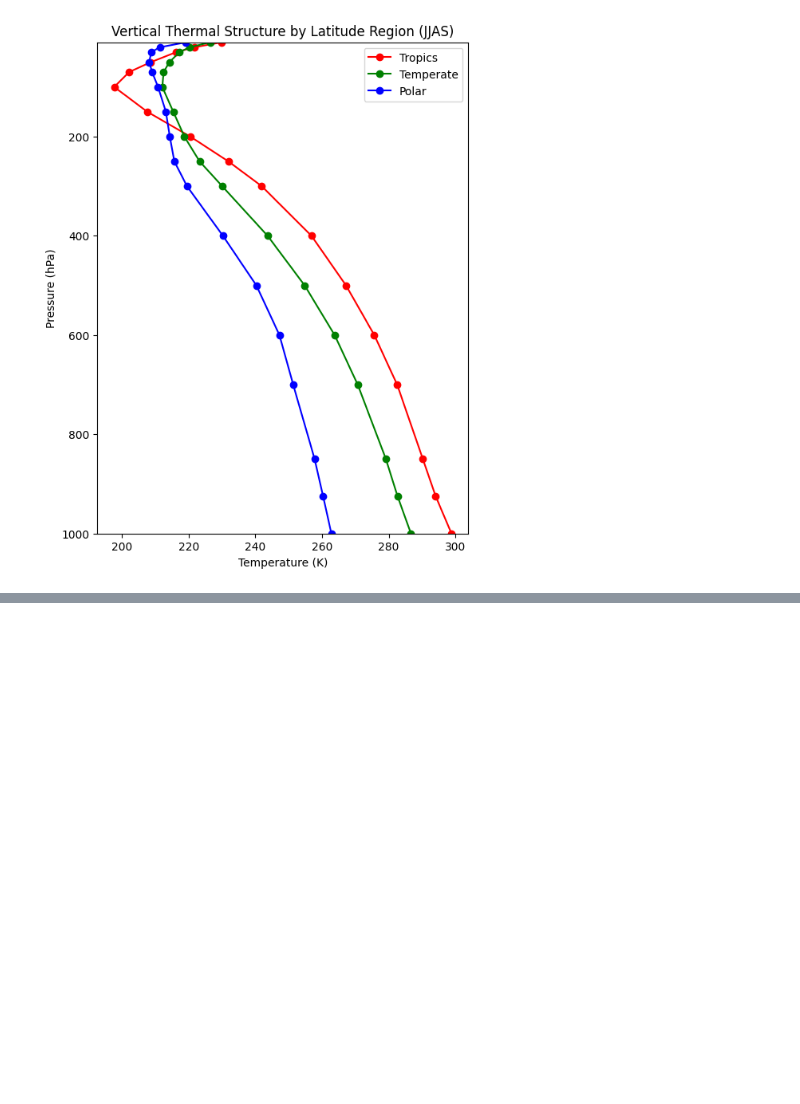
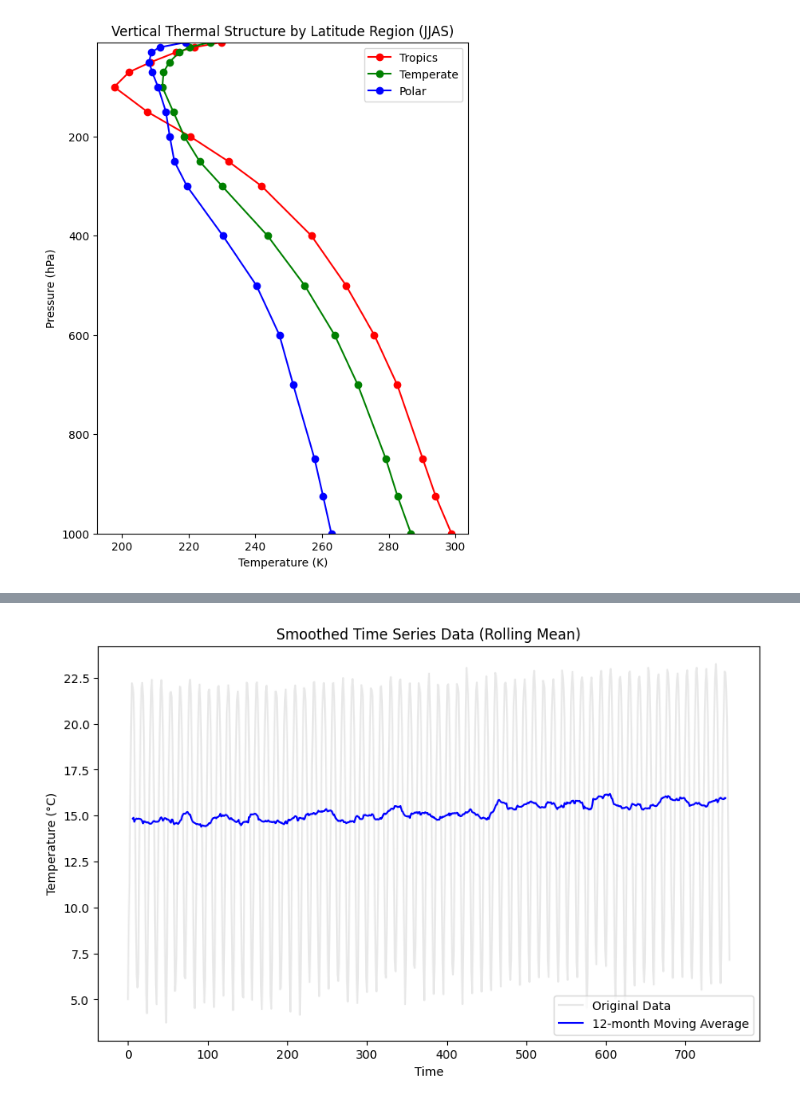
Before and after one commit to shiv3679/ClimGuide, a Jupyter notebook: test.ipynb, the cells around one changed output, grey strips where cells are left out. Saved outputs shown, nothing was run; the diff lists cells and outputs as text; code cells hidden in the pictures; blank space fills up the shorter version.

```diff
--- a/test.ipynb
+++ b/test.ipynb
@@ -183,0 +303,17 @@ plt.show()
+# %%
+# Apply a rolling mean with a window of 12 months (1 year) to smooth the data
+window_size = 12  # Adjust for different smoothing levels
+tmp_fldmean_smoothed = tmp_fldmean.rolling(time=window_size, center=True).mean()
+
+# Plot smoothed time series
+plt.figure(figsize=(10,6))
+plt.plot(tmp_fldmean, color='lightgray', alpha=0.5, label='Original Data')  # Light gray for reference
+plt.plot(tmp_fldmean_smoothed, color='blue', label=f'{window_size}-month Moving Average')  # Smoothed curve
+
+plt.title('Smoothed Time Series Data (Rolling Mean)')
+plt.xlabel('Time')
+plt.ylabel('Temperature (°C)')
+plt.legend()
+plt.show()
+# %% [output]
+[figure, added]
```
Also changed, not shown: parts of 8 cells of this notebook, 5 other files.
